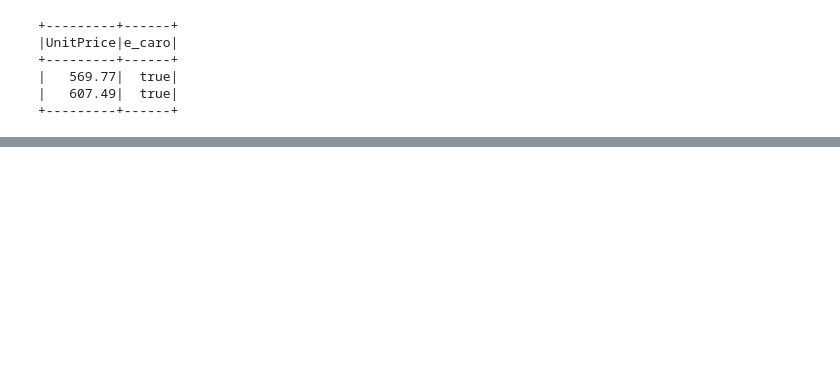
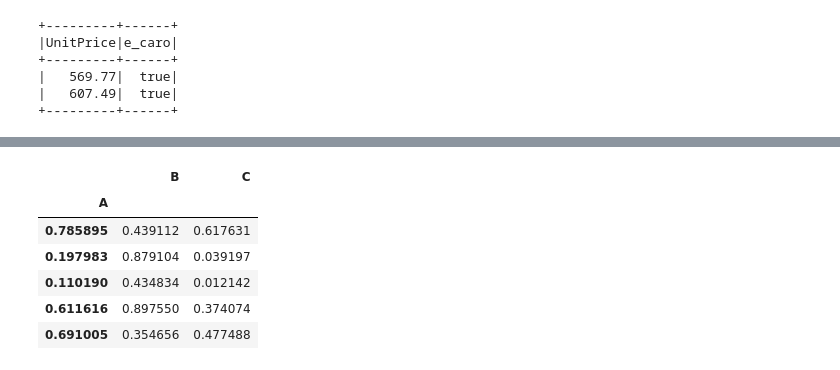
Before and after one commit to pasjunior/Projeto-de-estudo-Spark-Databricks-, a Jupyter notebook: Projeto_2 (Spark-Databricks) - Engenharia de Dados (Stack).ipynb, the cells around one changed output, grey strips where cells are left out. Cells and saved outputs as stored; diff of their text form; code cells hidden in the pictures; blank space fills up the shorter version.

```diff
--- a/Projeto_2 (Spark-Databricks) - Engenharia de Dados (Stack).ipynb
+++ b/Projeto_2 (Spark-Databricks) - Engenharia de Dados (Stack).ipynb
@@ -599,0 +969,10 @@ df.withColumn("e_caro", DOTCodeFilter & (priceFilter | descriptFilter))\
+# %%
+psdf.groupby('A').sum()
+# %% [output]
+|  | B | C |
+| A |  |  |
+| 0.785895 | 0.439112 | 0.617631 |
+| 0.197983 | 0.879104 | 0.039197 |
+| 0.110190 | 0.434834 | 0.012142 |
+| 0.611616 | 0.897550 | 0.374074 |
+| 0.691005 | 0.354656 | 0.477488 |
```
Also changed, not shown: parts of 46 cells of this notebook.
